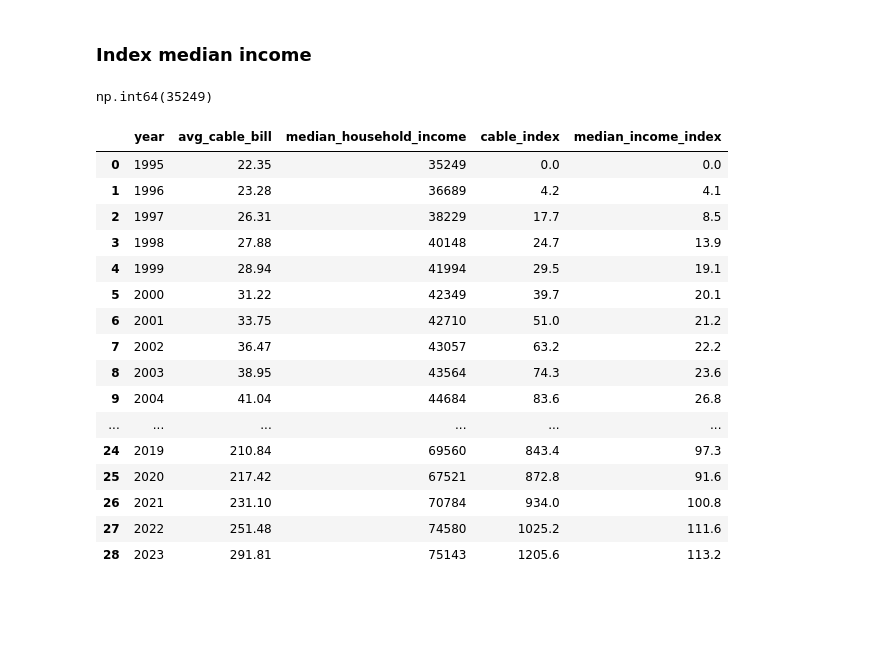
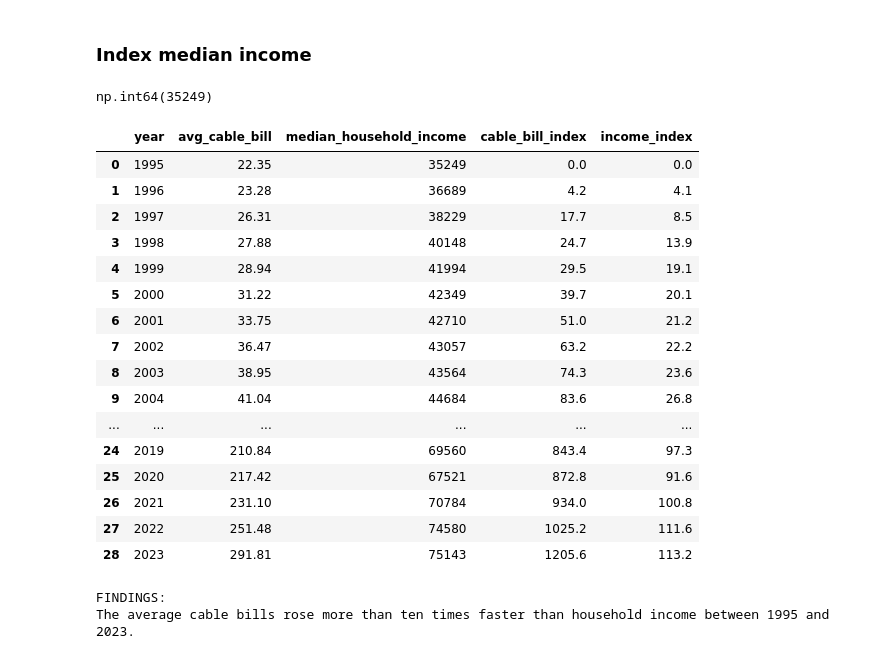
Before and after one commit to lauraplive/wk10-rows-lamba, a Jupyter notebook: wk10-rows-lambda-KEY.ipynb, the cells around one changed output. Drawn from its saved outputs; the diff is of its cells as text; code cells hidden in the pictures; blank space fills up the shorter version.

Commit message:
complete solution review and add print findings section

```diff
--- a/wk10-rows-lambda-BLANK.ipynb
+++ b/wk10-rows-lambda-KEY.ipynb
@@ -238,4 +176,5 @@ Has median income kept pace with the price of a cable subscription?
 Round all numbers to 1 decimal place
 # %%
 ## read file
-cable_income = pd.read_csv("https://raw.githubusercontent.com/sandeepmj/datasets/refs/heads/main/demo-data-solutions/cablebill-v-income.csv")
+df = pd.read_csv("https://raw.githubusercontent.com/sandeepmj/datasets/refs/heads/main/demo-data-solutions/cablebill-v-income.csv")
+df.head()
@@ -277,10 +203,8 @@ memory usage: 828.0 bytes
 ### Index cable billl
 # %%
 ## cable_baseline
-## dataframe["column_name"].iat[row_index_number]
 
-##gold_start = df.iat[0,1]
-cable_baseline = cable_income.iat[0,1]
+cable_baseline = df["avg_cable_bill"].iat[0]
 cable_baseline
 # %% [output]
 np.float64(22.35)
@@ -319,0 +211,3 @@ cable_income
+# %%
+df["cable_bill_index"] = df["avg_cable_bill"].apply(lambda x: round(((x-cable_baseline)/cable_baseline) * 100,1) )
+df
@@ -320,14 +232,2 @@ cable_income
 # %% [markdown]
 ### Index median income
-# %%
-## income_baseline
-
-##cable_baseline = cable_income.iat[0,1]
-##cable_baseline
-
-## Wait, is it weird that we're comparing median to average? That seems off right? Why not median cable bill???
-
-income_baseline = cable_income.iat[0,2]
-income_baseline
-# %% [output]
-np.int64(35249)
@@ -353,20 +233,0 @@ cable_income["median_income_index"] = cable_income["median_household_income"].ap
-# %%
-cable_income
-# %% [output]
-|  | year | avg_cable_bill | median_household_income | cable_index | median_income_index |
-| 0 | 1995 | 22.35 | 35249 | 0.0 | 0.0 |
-| 1 | 1996 | 23.28 | 36689 | 4.2 | 4.1 |
-| 2 | 1997 | 26.31 | 38229 | 17.7 | 8.5 |
-| 3 | 1998 | 27.88 | 40148 | 24.7 | 13.9 |
-| 4 | 1999 | 28.94 | 41994 | 29.5 | 19.1 |
-| 5 | 2000 | 31.22 | 42349 | 39.7 | 20.1 |
-| 6 | 2001 | 33.75 | 42710 | 51.0 | 21.2 |
-| 7 | 2002 | 36.47 | 43057 | 63.2 | 22.2 |
-| 8 | 2003 | 38.95 | 43564 | 74.3 | 23.6 |
-| 9 | 2004 | 41.04 | 44684 | 83.6 | 26.8 |
-| ... | ... | ... | ... | ... | ... |
-| 24 | 2019 | 210.84 | 69560 | 843.4 | 97.3 |
-| 25 | 2020 | 217.42 | 67521 | 872.8 | 91.6 |
-| 26 | 2021 | 231.10 | 70784 | 934.0 | 100.8 |
-| 27 | 2022 | 251.48 | 74580 | 1025.2 | 111.6 |
-| 28 | 2023 | 291.81 | 75143 | 1205.6 | 113.2 |
@@ -385,0 +234,34 @@ cable_income
+# %%
+## income_baseline
+income_baseline = df["median_household_income"].iat[0]
+income_baseline
+# %% [output]
+np.int64(35249)
+# %%
+df["income_index"] = df["median_household_income"].apply(lambda x: round(((x-income_baseline)/income_baseline) * 100,1) )
+df
+# %% [output]
+|  | year | avg_cable_bill | median_household_income | cable_bill_index | income_index |
+| 0 | 1995 | 22.35 | 35249 | 0.0 | 0.0 |
+| 1 | 1996 | 23.28 | 36689 | 4.2 | 4.1 |
+| 2 | 1997 | 26.31 | 38229 | 17.7 | 8.5 |
+| 3 | 1998 | 27.88 | 40148 | 24.7 | 13.9 |
+| 4 | 1999 | 28.94 | 41994 | 29.5 | 19.1 |
+| 5 | 2000 | 31.22 | 42349 | 39.7 | 20.1 |
+| 6 | 2001 | 33.75 | 42710 | 51.0 | 21.2 |
+| 7 | 2002 | 36.47 | 43057 | 63.2 | 22.2 |
+| 8 | 2003 | 38.95 | 43564 | 74.3 | 23.6 |
+| 9 | 2004 | 41.04 | 44684 | 83.6 | 26.8 |
+| ... | ... | ... | ... | ... | ... |
+| 24 | 2019 | 210.84 | 69560 | 843.4 | 97.3 |
+| 25 | 2020 | 217.42 | 67521 | 872.8 | 91.6 |
+| 26 | 2021 | 231.10 | 70784 | 934.0 | 100.8 |
+| 27 | 2022 | 251.48 | 74580 | 1025.2 | 111.6 |
+| 28 | 2023 | 291.81 | 75143 | 1205.6 | 113.2 |
+# %%
+## analysis
+print("FINDINGS:")
+print("The average cable bills rose more than ten times faster than household income between 1995 and 2023.")
+# %% [output]
+FINDINGS:
+The average cable bills rose more than ten times faster than household income between 1995 and 2023.
```
Also changed, not shown: parts of 23 cells of this notebook, 1 other file.
